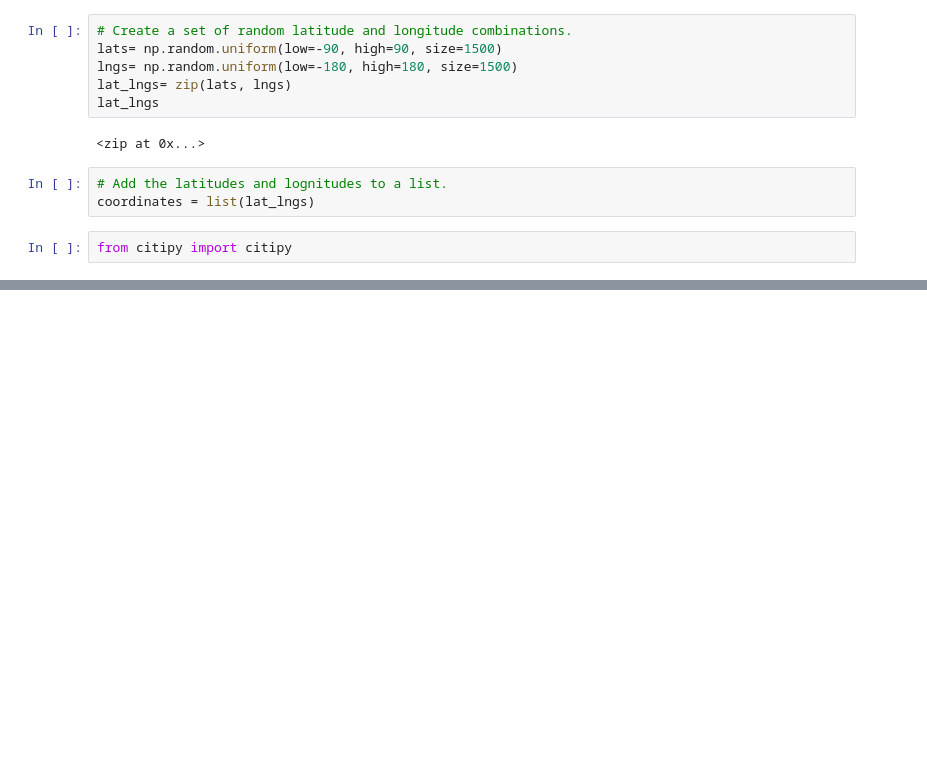
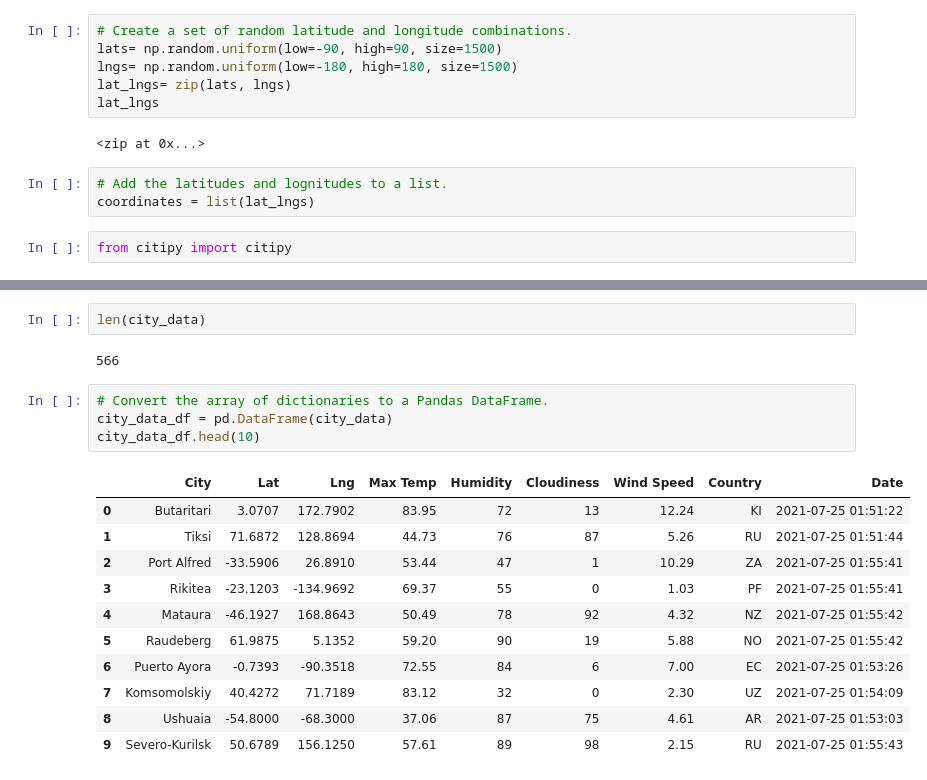
Before and after one commit to SheenaStroh/World_Weather_Analysis, a Jupyter notebook: WeatherPy.ipynb, the cells around one changed output, grey strips where cells are left out. Drawn from its saved outputs; the diff is of its cells as text; blank space fills up the shorter version.

```diff
--- a/WeatherPy.ipynb
+++ b/WeatherPy.ipynb
@@ -32,0 +125,20 @@ len(cities)
+# %%
+len(city_data)
+# %% [output]
+566
+# %%
+# Convert the array of dictionaries to a Pandas DataFrame.
+city_data_df = pd.DataFrame(city_data)
+city_data_df.head(10)
+# %% [output]
+|  | City | Lat | Lng | Max Temp | Humidity | Cloudiness | Wind Speed | Country | Date |
+| 0 | Butaritari | 3.0707 | 172.7902 | 83.95 | 72 | 13 | 12.24 | KI | 2021-07-25 01:51:22 |
+| 1 | Tiksi | 71.6872 | 128.8694 | 44.73 | 76 | 87 | 5.26 | RU | 2021-07-25 01:51:44 |
+| 2 | Port Alfred | -33.5906 | 26.8910 | 53.44 | 47 | 1 | 10.29 | ZA | 2021-07-25 01:55:41 |
+| 3 | Rikitea | -23.1203 | -134.9692 | 69.37 | 55 | 0 | 1.03 | PF | 2021-07-25 01:55:41 |
+| 4 | Mataura | -46.1927 | 168.8643 | 50.49 | 78 | 92 | 4.32 | NZ | 2021-07-25 01:55:42 |
+| 5 | Raudeberg | 61.9875 | 5.1352 | 59.20 | 90 | 19 | 5.88 | NO | 2021-07-25 01:55:42 |
+| 6 | Puerto Ayora | -0.7393 | -90.3518 | 72.55 | 84 | 6 | 7.00 | EC | 2021-07-25 01:53:26 |
+| 7 | Komsomolskiy | 40.4272 | 71.7189 | 83.12 | 32 | 0 | 2.30 | UZ | 2021-07-25 01:54:09 |
+| 8 | Ushuaia | -54.8000 | -68.3000 | 37.06 | 87 | 75 | 4.61 | AR | 2021-07-25 01:53:03 |
+| 9 | Severo-Kurilsk | 50.6789 | 156.1250 | 57.61 | 89 | 98 | 2.15 | RU | 2021-07-25 01:55:43 |
```
Also changed, not shown: parts of 8 cells of this notebook, 3 other files.
